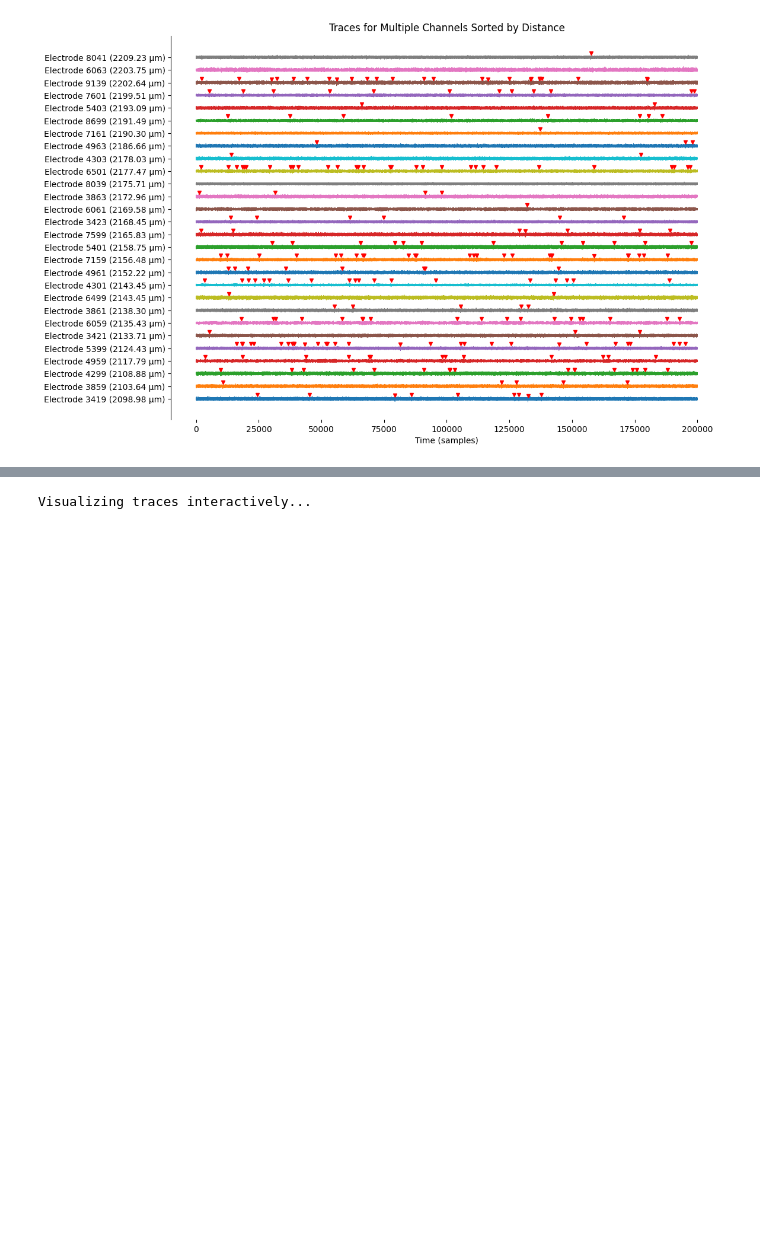
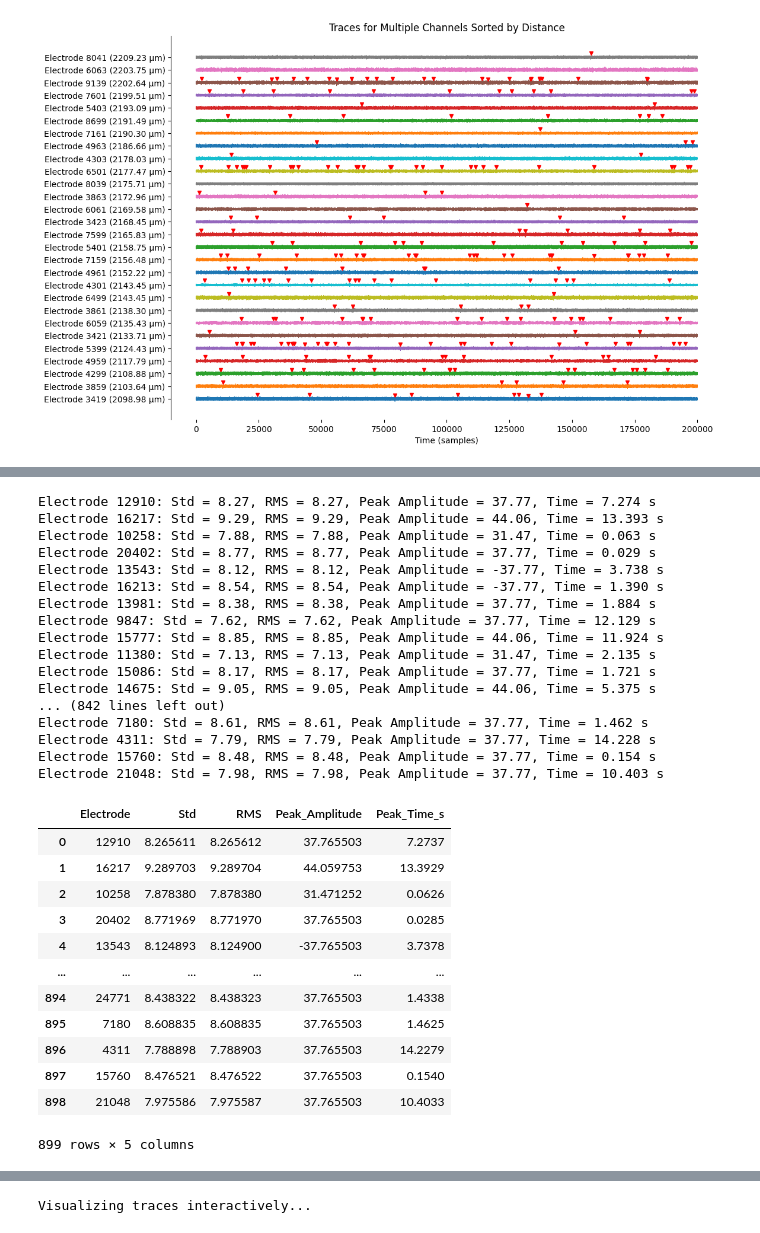
Before and after one commit to roybens/MEA_Analysis, a Jupyter notebook: IPNAnalysis/BrianSliceanalysis.ipynb, the cells around one changed output, grey strips where cells are left out. Cells and saved outputs as stored; diff of their text form; code cells hidden in the pictures; blank space fills up the shorter version.

```diff
--- a/IPNAnalysis/BrianSliceanalysis.ipynb
+++ b/IPNAnalysis/BrianSliceanalysis.ipynb
@@ -622,0 +761,14 @@ Warning: No spikes detected for electrode 16662.
+# %%
+# Collect Std and RMS for all electrodes
+std_rms_per_electrode = {}
+for electrode_index in range(traces.shape[1]):
+    trace = traces[:, electrode_index]
+    std = np.std(trace)
+    rms = np.sqrt(np.mean(trace**2))
+    std_rms_per_electrode[electrodes[electrode_index]] = {"Std": std, "RMS": rms}
+    print(f"Electrode {electrodes[electrode_index]}: Std = {std:.2f}, RMS = {rms:.2f}")
+
+# Optionally, display as a DataFrame
+import pandas as pd
+std_rms_df = pd.DataFrame.from_dict(std_rms_per_electrode, orient='index')
+display(std_rms_df)
@@ -622,0 +806,65 @@ Warning: No spikes detected for electrode 16662.
+# %%
+# For each electrode, if std > 6, count as 1 peak, and record amplitude and time of the largest peak
+peak_summary = []
+fs = recording_chunk.get_sampling_frequency()  # Ensure fs is defined
+for electrode_index in range(traces.shape[1]):
+    trace = traces[:, electrode_index]
+    std = np.std(trace)
+    rms = np.sqrt(np.mean(trace**2))
+    if rms > 6:
+        # Find the largest peak (amplitude and time)
+        peak_idx = np.argmax(np.abs(trace))
+        amplitude = trace[peak_idx]
+        time_point = peak_idx / fs
+        peak_summary.append({
+            "Electrode": electrodes[electrode_index],
+            "Std": std,
+            "RMS": rms,
+            "Peak_Amplitude": amplitude,
+            "Peak_Time_s": time_point
+        })
+        print(f"Electrode {electrodes[electrode_index]}: Std = {std:.2f}, RMS = {rms:.2f}, Peak Amplitude = {amplitude:.2f}, Time = {time_point:.3f} s")
+    else:
+        peak_summary.append({
+            "Electrode": electrodes[electrode_index],
+            "Std": std,
+            "RMS": rms,
+            "Peak_Amplitude": None,
+            "Peak_Time_s": None
+        })
+
+# Display as DataFrame
+import pandas as pd
+peak_summary_df = pd.DataFrame(peak_summary)
+display(peak_summary_df)
+# %% [output]
+Electrode 12910: Std = 8.27, RMS = 8.27, Peak Amplitude = 37.77, Time = 7.274 s
+Electrode 16217: Std = 9.29, RMS = 9.29, Peak Amplitude = 44.06, Time = 13.393 s
+Electrode 10258: Std = 7.88, RMS = 7.88, Peak Amplitude = 31.47, Time = 0.063 s
+Electrode 20402: Std = 8.77, RMS = 8.77, Peak Amplitude = 37.77, Time = 0.029 s
+Electrode 13543: Std = 8.12, RMS = 8.12, Peak Amplitude = -37.77, Time = 3.738 s
+Electrode 16213: Std = 8.54, RMS = 8.54, Peak Amplitude = -37.77, Time = 1.390 s
+Electrode 13981: Std = 8.38, RMS = 8.38, Peak Amplitude = 37.77, Time = 1.884 s
+Electrode 9847: Std = 7.62, RMS = 7.62, Peak Amplitude = 37.77, Time = 12.129 s
+Electrode 15777: Std = 8.85, RMS = 8.85, Peak Amplitude = 44.06, Time = 11.924 s
+Electrode 11380: Std = 7.13, RMS = 7.13, Peak Amplitude = 31.47, Time = 2.135 s
+Electrode 15086: Std = 8.17, RMS = 8.17, Peak Amplitude = 37.77, Time = 1.721 s
+Electrode 14675: Std = 9.05, RMS = 9.05, Peak Amplitude = 44.06, Time = 5.375 s
+... (842 lines left out)
+Electrode 7180: Std = 8.61, RMS = 8.61, Peak Amplitude = 37.77, Time = 1.462 s
+Electrode 4311: Std = 7.79, RMS = 7.79, Peak Amplitude = 37.77, Time = 14.228 s
+Electrode 15760: Std = 8.48, RMS = 8.48, Peak Amplitude = 37.77, Time = 0.154 s
+Electrode 21048: Std = 7.98, RMS = 7.98, Peak Amplitude = 37.77, Time = 10.403 s
+|  | Electrode | Std | RMS | Peak_Amplitude | Peak_Time_s |
+| 0 | 12910 | 8.265611 | 8.265612 | 37.765503 | 7.2737 |
+| 1 | 16217 | 9.289703 | 9.289704 | 44.059753 | 13.3929 |
+| 2 | 10258 | 7.878380 | 7.878380 | 31.471252 | 0.0626 |
+| 3 | 20402 | 8.771969 | 8.771970 | 37.765503 | 0.0285 |
+| 4 | 13543 | 8.124893 | 8.124900 | -37.765503 | 3.7378 |
+| ... | ... | ... | ... | ... | ... |
+| 894 | 24771 | 8.438322 | 8.438323 | 37.765503 | 1.4338 |
+| 895 | 7180 | 8.608835 | 8.608835 | 37.765503 | 1.4625 |
+| 896 | 4311 | 7.788898 | 7.788903 | 37.765503 | 14.2279 |
+| 897 | 15760 | 8.476521 | 8.476522 | 37.765503 | 0.1540 |
+| 898 | 21048 | 7.975586 | 7.975587 | 37.765503 | 10.4033 |
+899 rows × 5 columns
```
Also changed, not shown: parts of 10 cells of this notebook.
